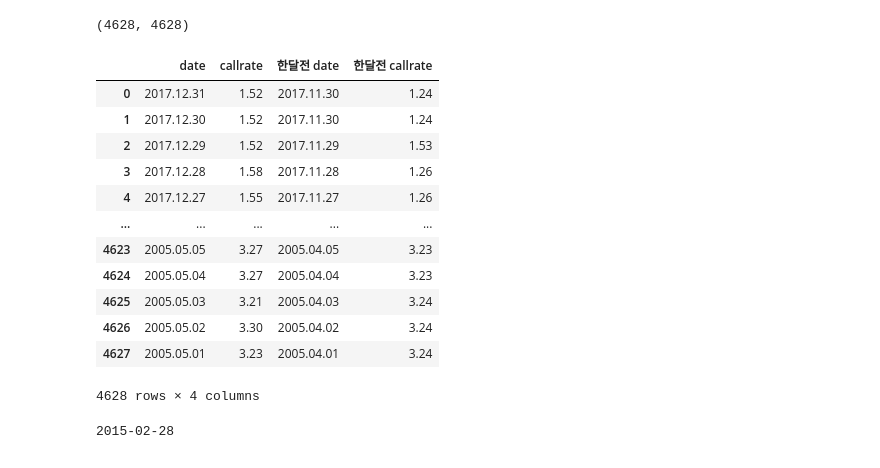
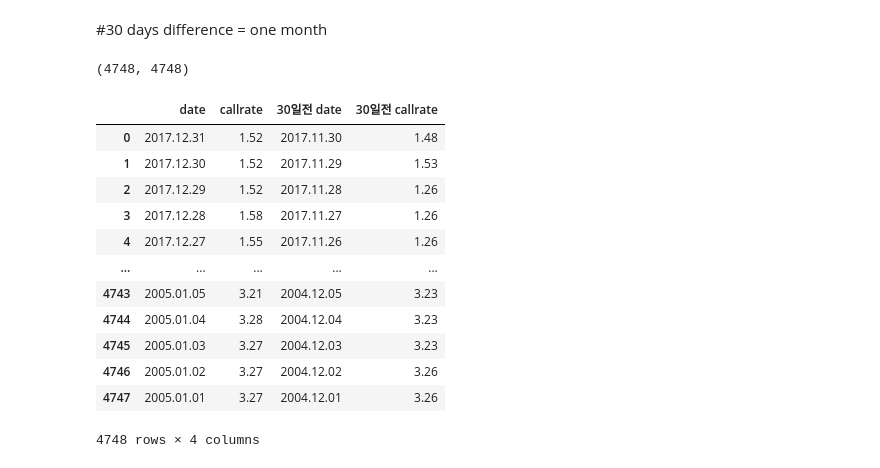
Before and after one commit to gyuholee94/BOK_Project, a Jupyter notebook: 콜금리.ipynb, the cells around one changed output. Saved outputs shown, nothing was run; the diff lists cells and outputs as text; code cells hidden in the pictures.

```diff
--- a/콜금리.ipynb
+++ b/콜금리.ipynb
@@ -110,11 +49,13 @@ Call_rates
 # %%
 import pandas
+import numpy as np
 
-dt_index = pandas.date_range(start='20050401', end='20171231')
+dt_index = pandas.date_range(start='20041201', end='20171231')
 
 dt_list = dt_index.strftime("%Y.%m.%d").tolist()
 datels = []
 for i in dt_list:
     datels.append(i)
 datels
+#to make 'None' cells, use pandas
 # %% [output]
@@ -211,34 +134,35 @@ from datetime import datetime
 # %%
-Call_A = Call.loc[:][:][:-30]
-Call_B = Call.loc[:][:][30:].rename({'date':'한달전 date', 'callrate':'한달전 callrate'}, axis='columns').reset_index(drop=True)
+Call_A = Call.loc[:][:][:-31]
+Call_B = Call.loc[:][:][31:].rename({'date':'30일전 date', 'callrate':'30일전 callrate'}, axis='columns').reset_index(drop=True)
+# %% [markdown]
+#30 days difference = one month
 # %%
 len(Call_A), len(Call_B)
 # %% [output]
-(4628, 4628)
+(4748, 4748)
 # %%
 CALLRATE = pd.merge(Call_A, Call_B, left_index=True, right_index=True)
-CALLRATE['한달전 date'][0], CALLRATE['한달전 callrate'][0] = CALLRATE['한달전 date'][1], CALLRATE['한달전 callrate'][1]# 12/31일이 그냥 슬라이싱 한거로 가져오면 12/01을 가져오게 되기 때문에 마지막 날만 맞춰줌... 근데 숫자만 31일 전으로 돌리는것 같아서 뭔가 잘못된것같네...다시해야겠다
+# CALLRATE['한달전 date'][0], CALLRATE['한달전 callrate'][0] = CALLRATE['한달전 date'][1], CALLRATE['한달전 callrate'][1]# 12/31일이 그냥 슬라이싱 한거로 가져오면 12/01을 가져오게 되기 때문에 마지막 날만 맞춰줌... 근데 숫자만 31일 전으로 돌리는것 같아서 뭔가 잘못된것같네...다시해야겠다
 
-CALLRATE
+CALLRATE#한달전을 30일전으로 따지기로 했음. 이유- 이미 많은 주말들을 fillna로 채워줬다. 소연이가 코드 준다면 타임델타 사용도 생각해볼듯.
 # %% [output]
-|  | date | callrate | 한달전 date | 한달전 callrate |
-| 0 | 2017.12.31 | 1.52 | 2017.11.30 | 1.24 |
-| 1 | 2017.12.30 | 1.52 | 2017.11.30 | 1.24 |
-| 2 | 2017.12.29 | 1.52 | 2017.11.29 | 1.53 |
-| 3 | 2017.12.28 | 1.58 | 2017.11.28 | 1.26 |
-| 4 | 2017.12.27 | 1.55 | 2017.11.27 | 1.26 |
+|  | date | callrate | 30일전 date | 30일전 callrate |
+| 0 | 2017.12.31 | 1.52 | 2017.11.30 | 1.48 |
+| 1 | 2017.12.30 | 1.52 | 2017.11.29 | 1.53 |
+| 2 | 2017.12.29 | 1.52 | 2017.11.28 | 1.26 |
+| 3 | 2017.12.28 | 1.58 | 2017.11.27 | 1.26 |
+| 4 | 2017.12.27 | 1.55 | 2017.11.26 | 1.26 |
 | ... | ... | ... | ... | ... |
-| 4623 | 2005.05.05 | 3.27 | 2005.04.05 | 3.23 |
-| 4624 | 2005.05.04 | 3.27 | 2005.04.04 | 3.23 |
-| 4625 | 2005.05.03 | 3.21 | 2005.04.03 | 3.24 |
-| 4626 | 2005.05.02 | 3.30 | 2005.04.02 | 3.24 |
-| 4627 | 2005.05.01 | 3.23 | 2005.04.01 | 3.24 |
+| 4743 | 2005.01.05 | 3.21 | 2004.12.05 | 3.23 |
+| 4744 | 2005.01.04 | 3.28 | 2004.12.04 | 3.23 |
+| 4745 | 2005.01.03 | 3.27 | 2004.12.03 | 3.23 |
+| 4746 | 2005.01.02 | 3.27 | 2004.12.02 | 3.26 |
+| 4747 | 2005.01.01 | 3.27 | 2004.12.01 | 3.26 |
-4628 rows × 4 columns
+4748 rows × 4 columns
 # %%
-from datetime import date
+# from datetime import date
 
-day = date(2015, 3, 28)
-time = day - pd.DateOffset(months=1)
-print(time.date())
+# day = date(2015, 3, 28)
+# time = day - pd.DateOffset(months=1)
+# print(time.date())
+# 한달전 구하는 방법, 적용이 힘들어서 안쓰기로 함
-# %% [output]
-2015-02-28
```
Also changed, not shown: parts of 34 cells of this notebook.
